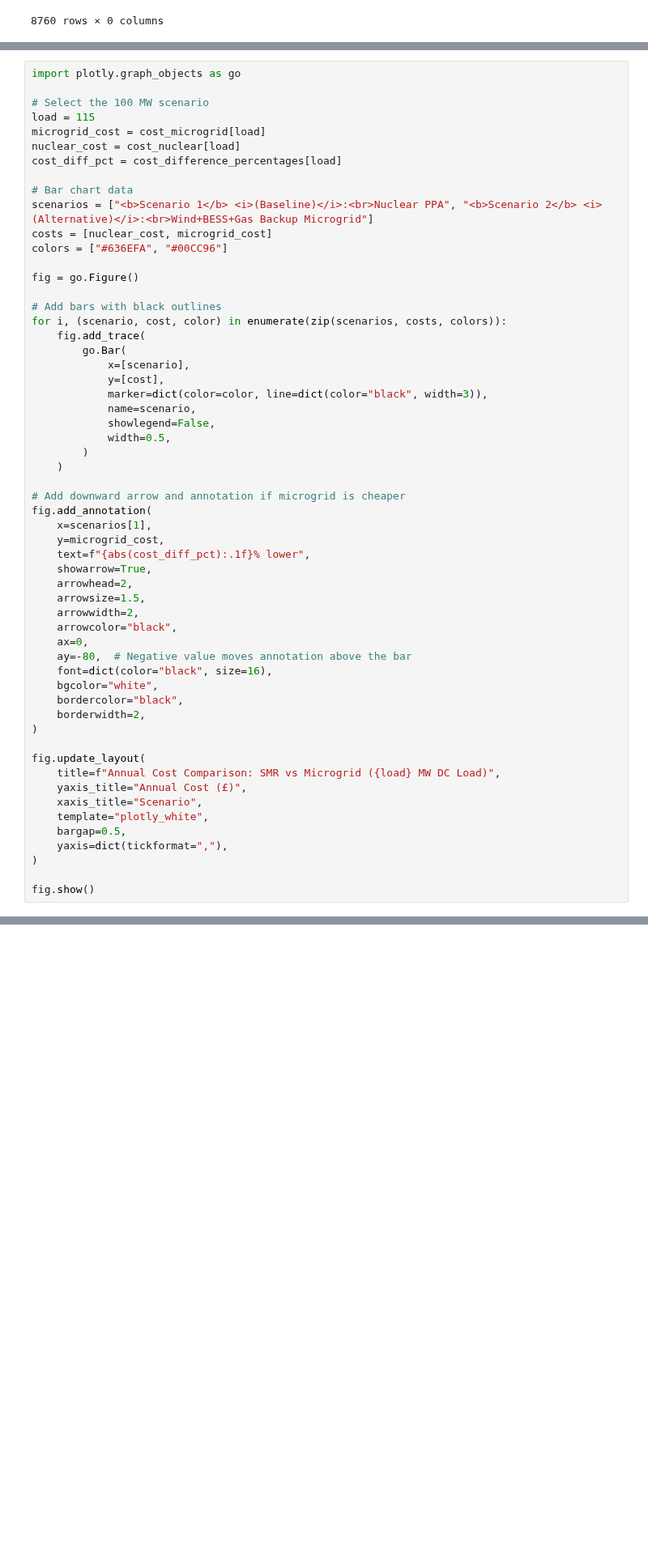
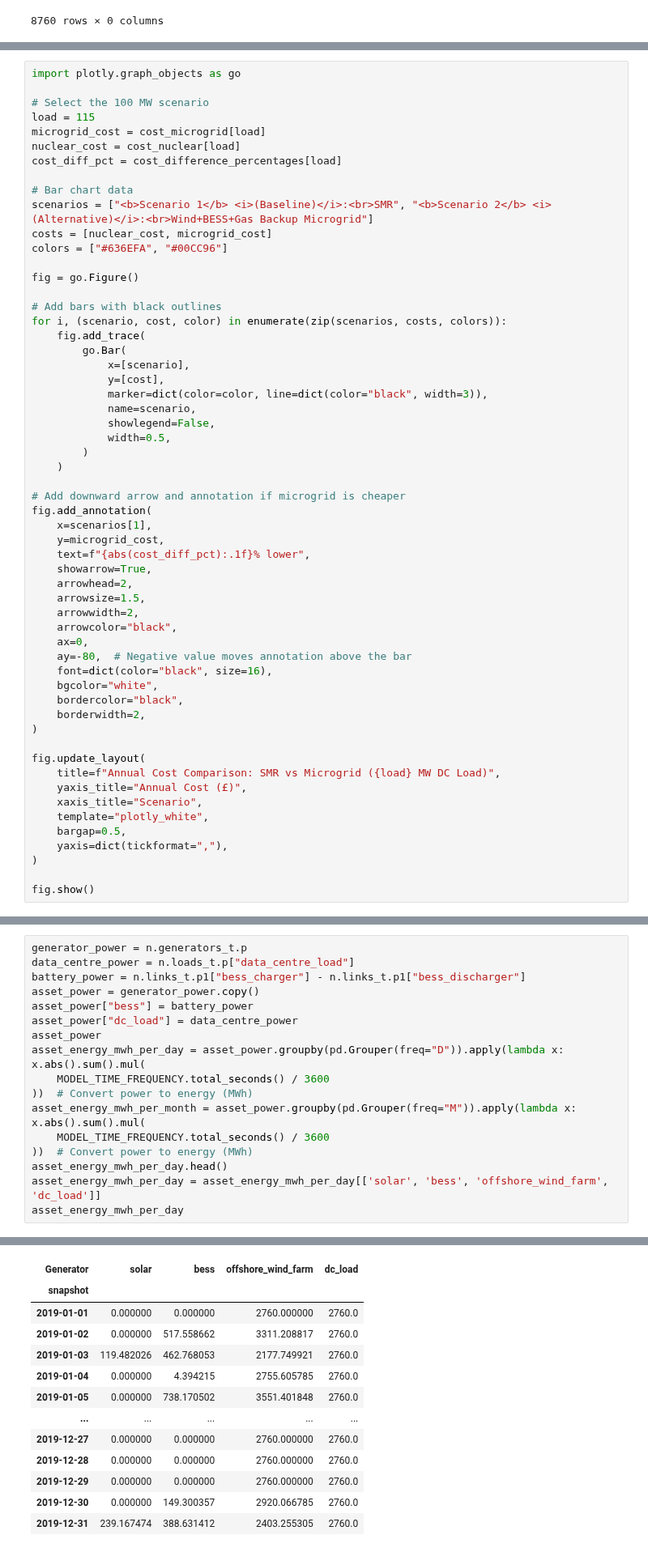
Before and after one commit to ryanjenkinson/data-centre-modelling, a Jupyter notebook: notebooks/Ryan'sDCmodel2.ipynb, the cells around one changed output, grey strips where cells are left out. Shown at 81% size. Cells and saved outputs as stored; diff of their text form; blank space fills up the shorter version.

```diff
--- a/notebooks/Ryan'sDCmodel2.ipynb
+++ b/notebooks/Ryan'sDCmodel2.ipynb
@@ -1066,7 +1055,7 @@ nuclear_cost = cost_nuclear[load]
 cost_diff_pct = cost_difference_percentages[load]
 
 # Bar chart data
-scenarios = ["<b>Scenario 1</b> <i>(Baseline)</i>:<br>Nuclear PPA", "<b>Scenario 2</b> <i>(Alternative)</i>:<br>Wind+BESS+Gas Backup Microgrid"]
+scenarios = ["<b>Scenario 1</b> <i>(Baseline)</i>:<br>SMR", "<b>Scenario 2</b> <i>(Alternative)</i>:<br>Wind+BESS+Gas Backup Microgrid"]
 costs = [nuclear_cost, microgrid_cost]
 colors = ["#636EFA", "#00CC96"]
 
@@ -1115,0 +1310,18 @@ fig.show()
+# %%
+generator_power = n.generators_t.p
+data_centre_power = n.loads_t.p["data_centre_load"]
+battery_power = n.links_t.p1["bess_charger"] - n.links_t.p1["bess_discharger"]
+asset_power = generator_power.copy()
+asset_power["bess"] = battery_power
+asset_power["dc_load"] = data_centre_power
+asset_power
+asset_energy_mwh_per_day = asset_power.groupby(pd.Grouper(freq="D")).apply(lambda x: x.abs().sum().mul(
+    MODEL_TIME_FREQUENCY.total_seconds() / 3600
+))  # Convert power to energy (MWh)
+asset_energy_mwh_per_month = asset_power.groupby(pd.Grouper(freq="M")).apply(lambda x: x.abs().sum().mul(
+    MODEL_TIME_FREQUENCY.total_seconds() / 3600
+))  # Convert power to energy (MWh)
+asset_energy_mwh_per_day.head()
+asset_energy_mwh_per_day = asset_energy_mwh_per_day[['solar', 'bess', 'offshore_wind_farm', 'dc_load']]
+asset_energy_mwh_per_day
+# %% [output]
@@ -1115,0 +1329,13 @@ fig.show()
+| Generator | solar | bess | offshore_wind_farm | dc_load |
+| snapshot |  |  |  |  |
+| 2019-01-01 | 0.000000 | 0.000000 | 2760.000000 | 2760.0 |
+| 2019-01-02 | 0.000000 | 517.558662 | 3311.208817 | 2760.0 |
+| 2019-01-03 | 119.482026 | 462.768053 | 2177.749921 | 2760.0 |
+| 2019-01-04 | 0.000000 | 4.394215 | 2755.605785 | 2760.0 |
+| 2019-01-05 | 0.000000 | 738.170502 | 3551.401848 | 2760.0 |
+| ... | ... | ... | ... | ... |
+| 2019-12-27 | 0.000000 | 0.000000 | 2760.000000 | 2760.0 |
+| 2019-12-28 | 0.000000 | 0.000000 | 2760.000000 | 2760.0 |
+| 2019-12-29 | 0.000000 | 0.000000 | 2760.000000 | 2760.0 |
+| 2019-12-30 | 0.000000 | 149.300357 | 2920.066785 | 2760.0 |
+| 2019-12-31 | 239.167474 | 388.631412 | 2403.255305 | 2760.0 |
```
Also changed, not shown: parts of 31 cells of this notebook.
